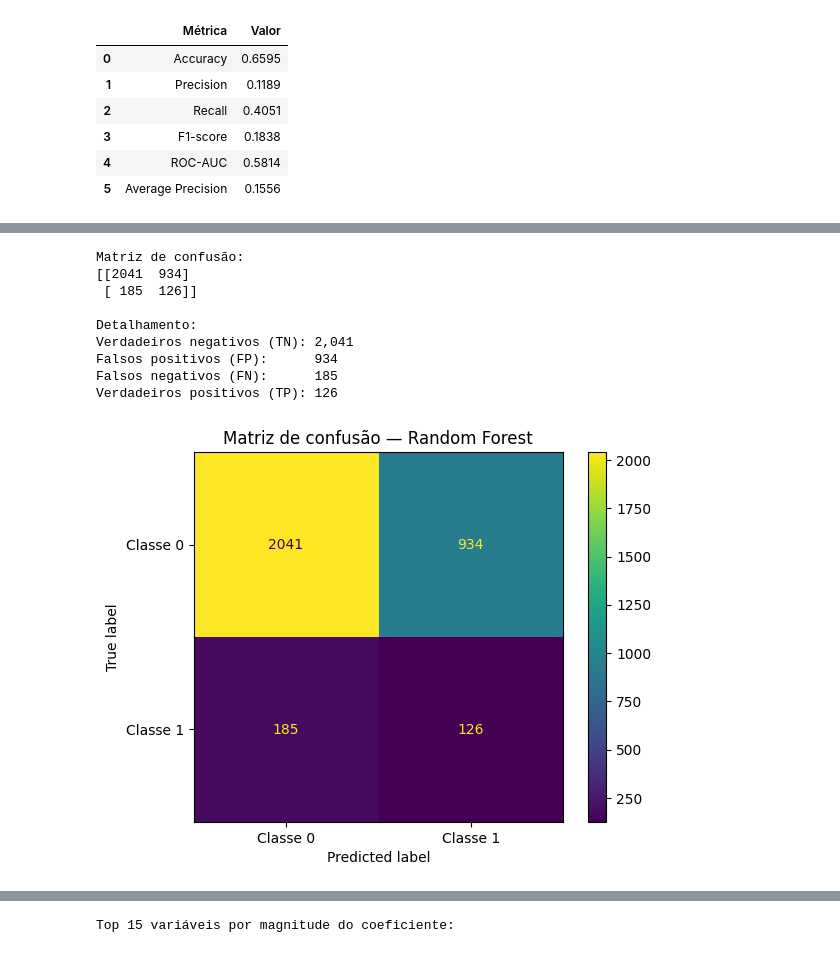
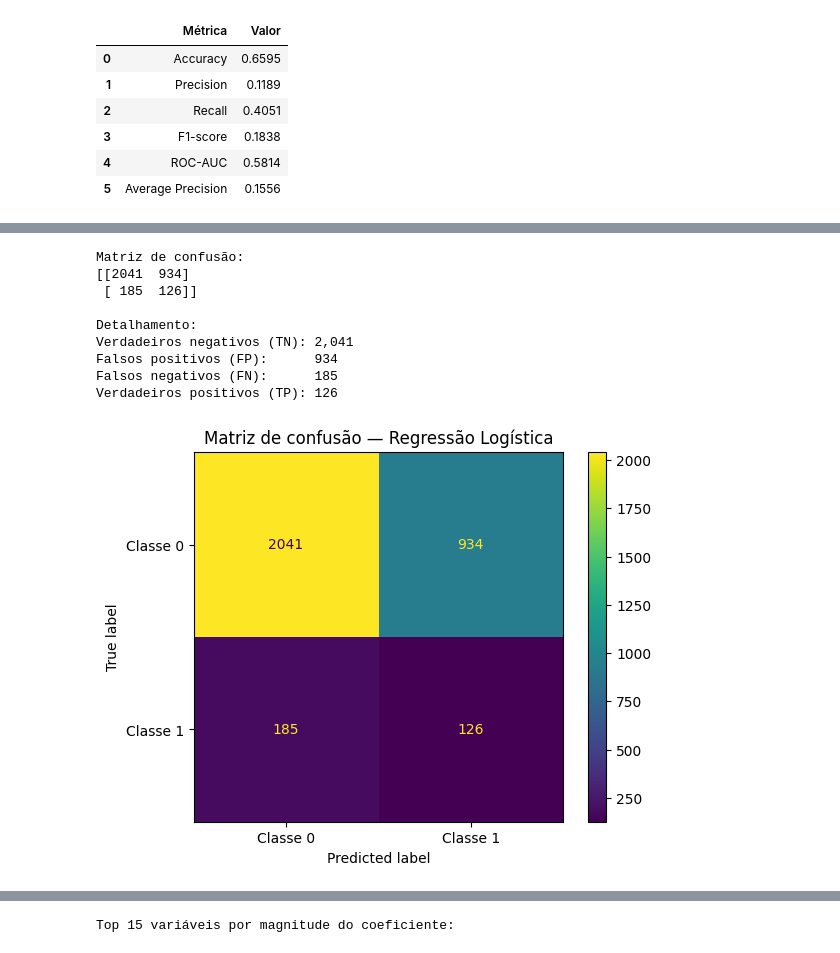
Before and after one commit to andrerochadeoliveira/postech-tech-challenge-fase2, a Jupyter notebook: notebooks/04_avaliacao.ipynb, the cells around one changed output, grey strips where cells are left out. Saved outputs shown, nothing was run; the diff lists cells and outputs as text; code cells hidden in the pictures.

```diff
--- a/notebooks/04_avaliacao.ipynb
+++ b/notebooks/04_avaliacao.ipynb
@@ -399,32 +339,32 @@ cm = confusion_matrix(
 
 print("Matriz de confusão:")
 print(cm)
 
 tn, fp, fn, tp = cm.ravel()
 
 print("\nDetalhamento:")
 print(f"Verdadeiros negativos (TN): {tn:,}")
 print(f"Falsos positivos (FP):      {fp:,}")
 print(f"Falsos negativos (FN):      {fn:,}")
 print(f"Verdadeiros positivos (TP): {tp:,}")
 
 disp = ConfusionMatrixDisplay(
     confusion_matrix=cm,
     display_labels=["Classe 0", "Classe 1"]
 )
 
 disp.plot(values_format="d")
 
-plt.title("Matriz de confusão — Random Forest")
+plt.title("Matriz de confusão — Regressão Logística")
 plt.show()
 # %% [output]
 Matriz de confusão:
 [[2041  934]
  [ 185  126]]
 
 Detalhamento:
 Verdadeiros negativos (TN): 2,041
 Falsos positivos (FP):      934
 Falsos negativos (FN):      185
 Verdadeiros positivos (TP): 126
-[figure, old version]
+[figure, new version]
```
Also changed, not shown: parts of 30 cells of this notebook.
